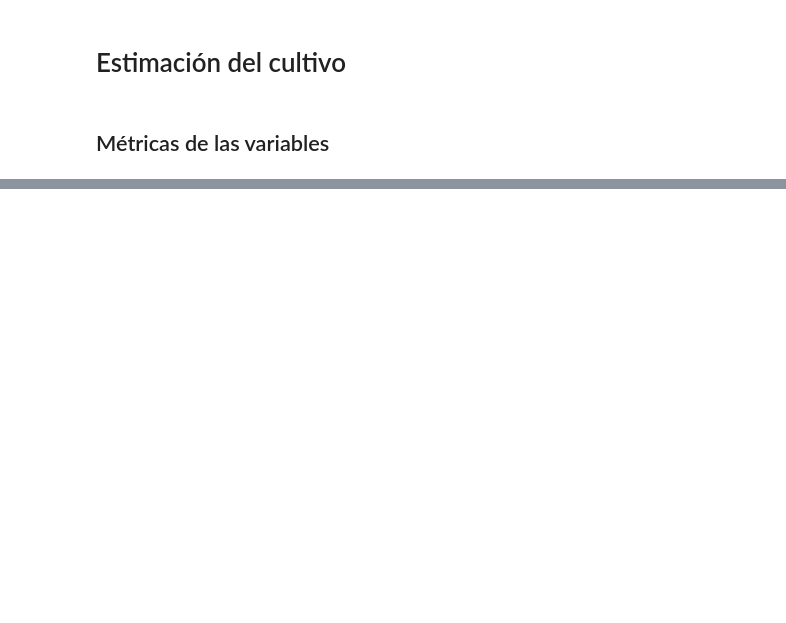
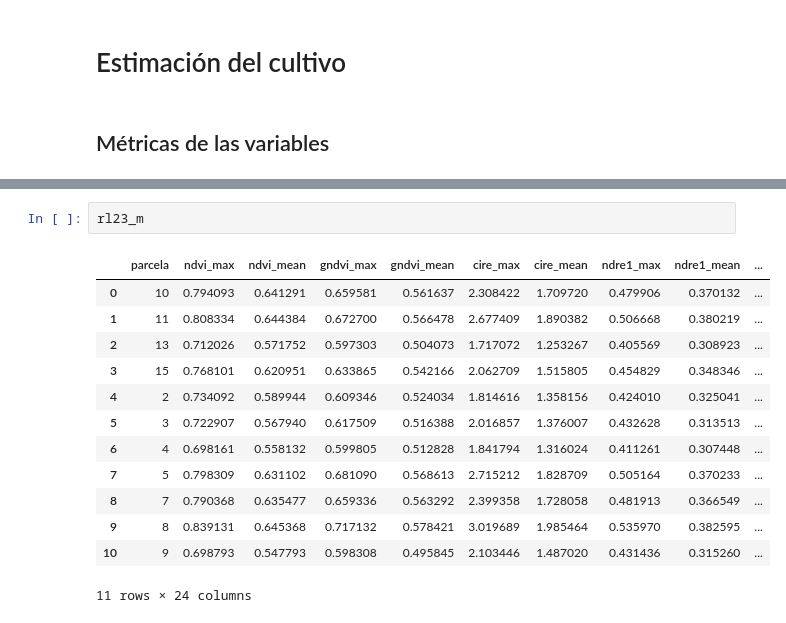
Before and after one commit to VivaldoGP/Tesis, a Jupyter notebook: results/yield_data/yield_forecast.ipynb, the cells around one changed output, grey strips where cells are left out. Drawn from its saved outputs; the diff is of its cells as text; blank space fills up the shorter version.

```diff
--- a/results/yield_data/yield_forecast.ipynb
+++ b/results/yield_data/yield_forecast.ipynb
@@ -48,0 +69,16 @@ plt.show()
+# %%
+rl23_m
+# %% [output]
+|  | parcela | ndvi_max | ndvi_mean | gndvi_max | gndvi_mean | cire_max | cire_mean | ndre1_max | ndre1_mean | ... |
+| 0 | 10 | 0.794093 | 0.641291 | 0.659581 | 0.561637 | 2.308422 | 1.709720 | 0.479906 | 0.370132 | ... |
+| 1 | 11 | 0.808334 | 0.644384 | 0.672700 | 0.566478 | 2.677409 | 1.890382 | 0.506668 | 0.380219 | ... |
+| 2 | 13 | 0.712026 | 0.571752 | 0.597303 | 0.504073 | 1.717072 | 1.253267 | 0.405569 | 0.308923 | ... |
+| 3 | 15 | 0.768101 | 0.620951 | 0.633865 | 0.542166 | 2.062709 | 1.515805 | 0.454829 | 0.348346 | ... |
+| 4 | 2 | 0.734092 | 0.589944 | 0.609346 | 0.524034 | 1.814616 | 1.358156 | 0.424010 | 0.325041 | ... |
+| 5 | 3 | 0.722907 | 0.567940 | 0.617509 | 0.516388 | 2.016857 | 1.376007 | 0.432628 | 0.313513 | ... |
+| 6 | 4 | 0.698161 | 0.558132 | 0.599805 | 0.512828 | 1.841794 | 1.316024 | 0.411261 | 0.307448 | ... |
+| 7 | 5 | 0.798309 | 0.631102 | 0.681090 | 0.568613 | 2.715212 | 1.828709 | 0.505164 | 0.370233 | ... |
+| 8 | 7 | 0.790368 | 0.635477 | 0.659336 | 0.563292 | 2.399358 | 1.728058 | 0.481913 | 0.366549 | ... |
+| 9 | 8 | 0.839131 | 0.645368 | 0.717132 | 0.578421 | 3.019689 | 1.985464 | 0.535970 | 0.382595 | ... |
+| 10 | 9 | 0.698793 | 0.547793 | 0.598308 | 0.495845 | 2.103446 | 1.487020 | 0.431436 | 0.315260 | ... |
+11 rows × 24 columns
```
Also changed, not shown: parts of 11 cells of this notebook, 12 other files.
